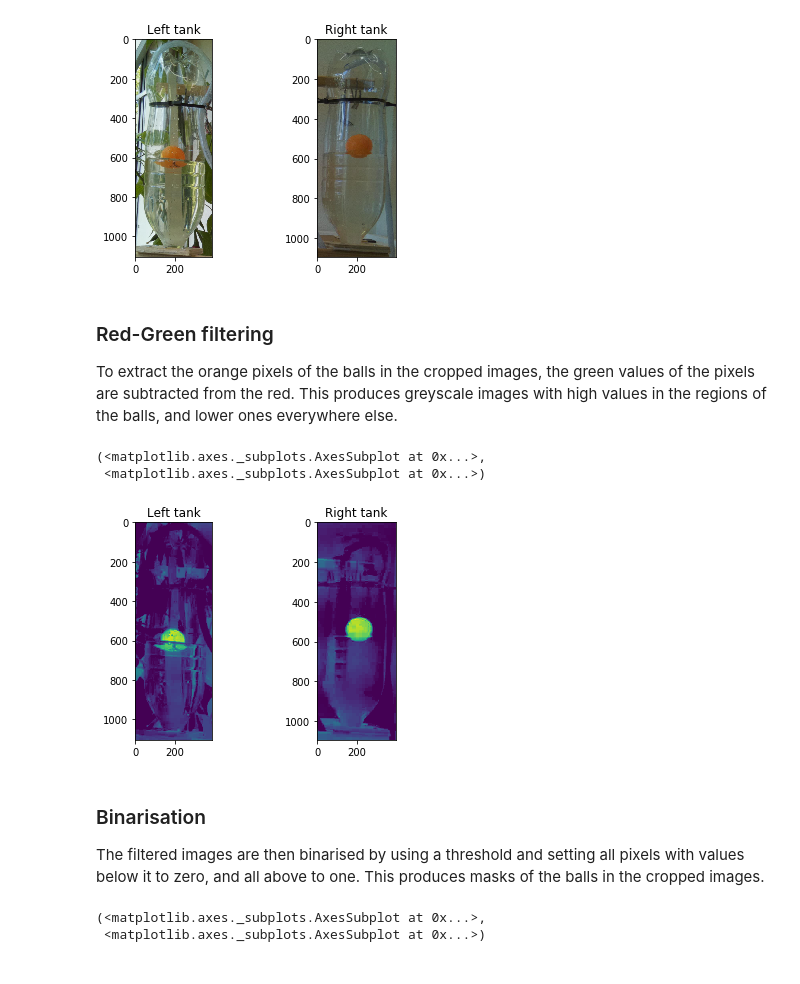
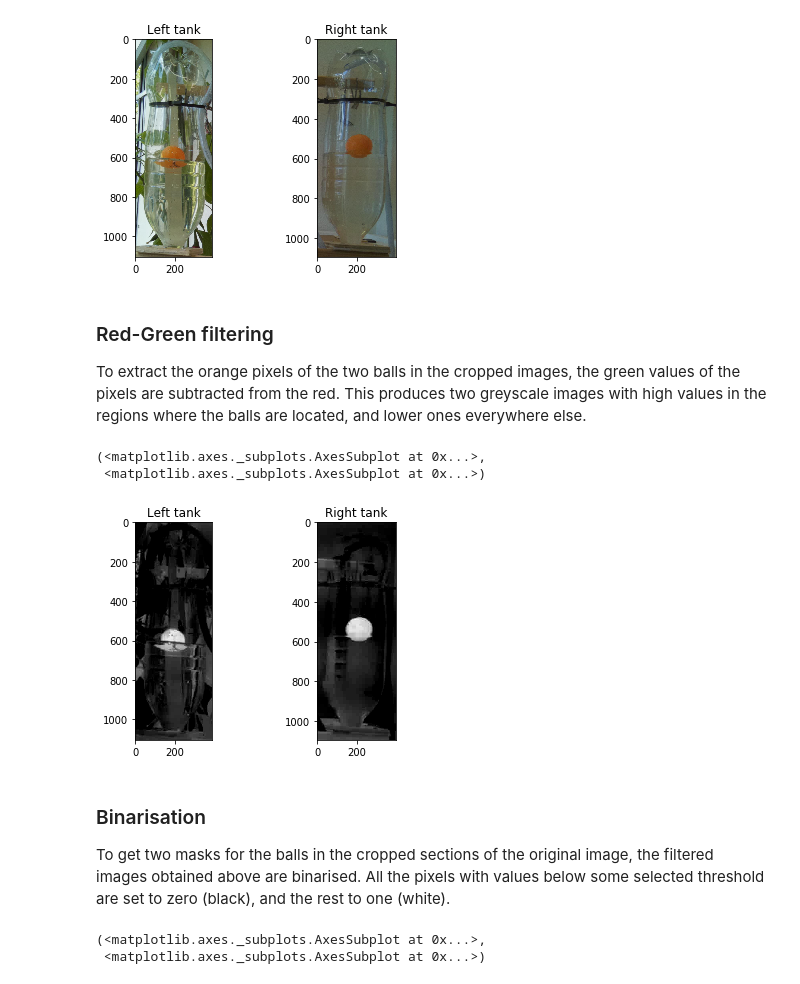
Before and after one commit to crestdsl/CREST, a Jupyter notebook: ImageRecognition.ipynb, the cells around one changed output. Cells and saved outputs as stored; diff of their text form; code cells hidden in the pictures.

Commit message:
Update image recognition notebook

```diff
--- a/ImageRecognition.ipynb
+++ b/ImageRecognition.ipynb
@@ -68,20 +68,24 @@ plot(cropped_image_left, cropped_image_right)
 [figure]
 # %% [markdown]
 ### Red-Green filtering
-To extract the orange pixels of the balls in the cropped images, the green values of the pixels are subtracted from the red. This produces greyscale images with high values in the regions of the balls, and lower ones everywhere else.
+To extract the orange pixels of the two balls in the cropped images, the green values of the pixels are subtracted from the red. This produces two greyscale images with high values in the regions where the balls are located, and lower ones everywhere else.
-# %%
-cropped_image_left = cropped_image_left.astype(int)
-filtered_image_left = (cropped_image_left[:, :, 0] - cropped_image_left[:, :, 2]).clip(0, 255)
-
-cropped_image_right = cropped_image_right.astype(int)
-filtered_image_right = (cropped_image_right[:, :, 0] - cropped_image_right[:, :, 2]).clip(0, 255)
-
-plot(filtered_image_left, filtered_image_right)
-# %% [output]
-(<matplotlib.axes._subplots.AxesSubplot at 0x...>,
- <matplotlib.axes._subplots.AxesSubplot at 0x...>)
-[figure, removed]
-# %% [markdown]
-### Binarisation
-The filtered images are then binarised by using a threshold and setting all pixels with values below it to zero, and all above to one. This produces masks of the balls in the cropped images.
+# %%
+# The two cropped sections of the image are converted to integer values (from 0 to 255).
+cropped_image_left = cropped_image_left.astype(int)
+cropped_image_right = cropped_image_right.astype(int)
+
+# The green values of the pixels are subtracted from the red to get two filtered images.
+# The filtered images are clipped between 0 and 255 to stay in the range of the greyscale colour map.
+filtered_image_left = (cropped_image_left[:, :, 0] - cropped_image_left[:, :, 2]).clip(0, 255)
+filtered_image_right = (cropped_image_right[:, :, 0] - cropped_image_right[:, :, 2]).clip(0, 255)
+
+# We plot the filtered images.
+plot(filtered_image_left, filtered_image_right, cmap='gray')
+# %% [output]
+(<matplotlib.axes._subplots.AxesSubplot at 0x...>,
+ <matplotlib.axes._subplots.AxesSubplot at 0x...>)
+[figure, added]
+# %% [markdown]
+### Binarisation
+To get two masks for the balls in the cropped sections of the original image, the filtered images obtained above are binarised. All the pixels with values below some selected threshold are set to zero (black), and the rest to one (white).
 # %%
```
Also changed, not shown: parts of 10 cells of this notebook.
